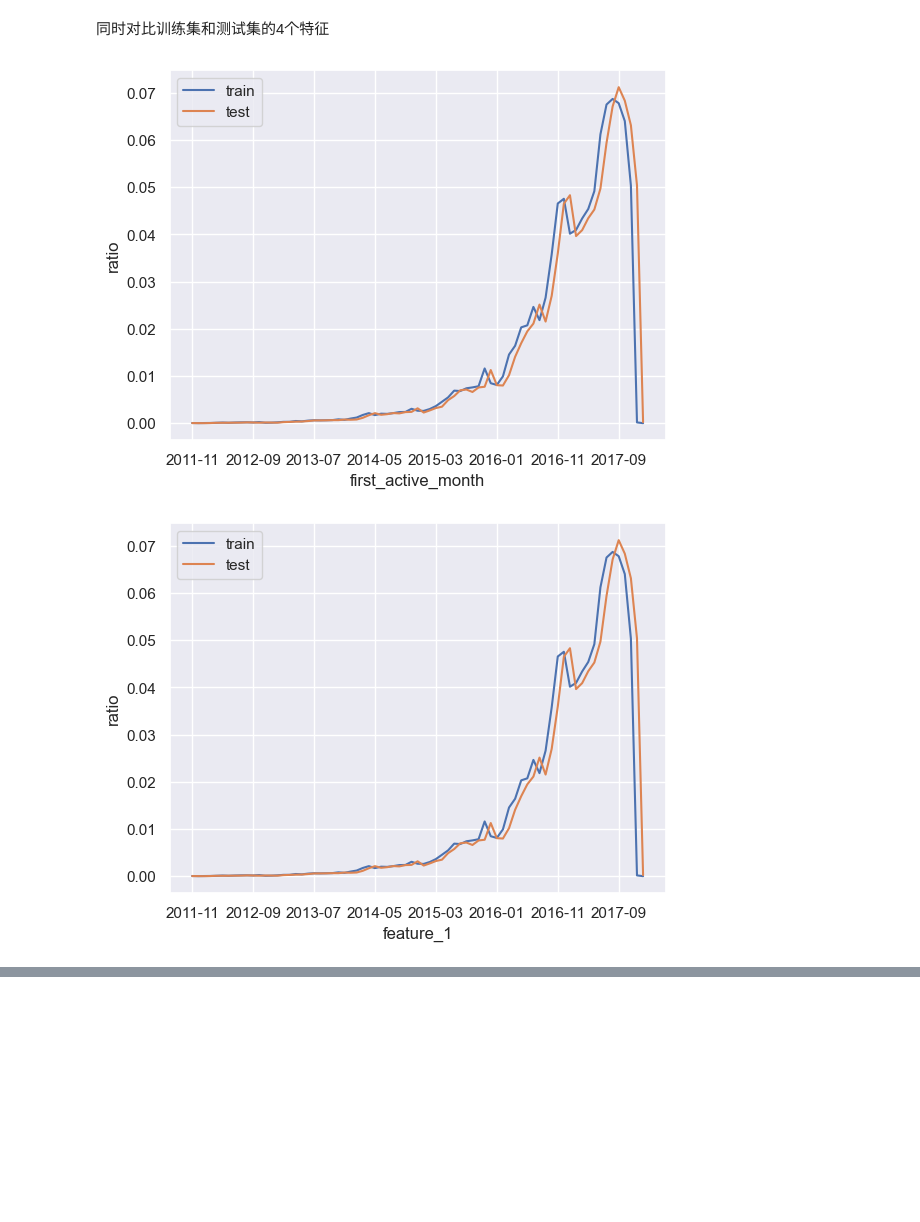
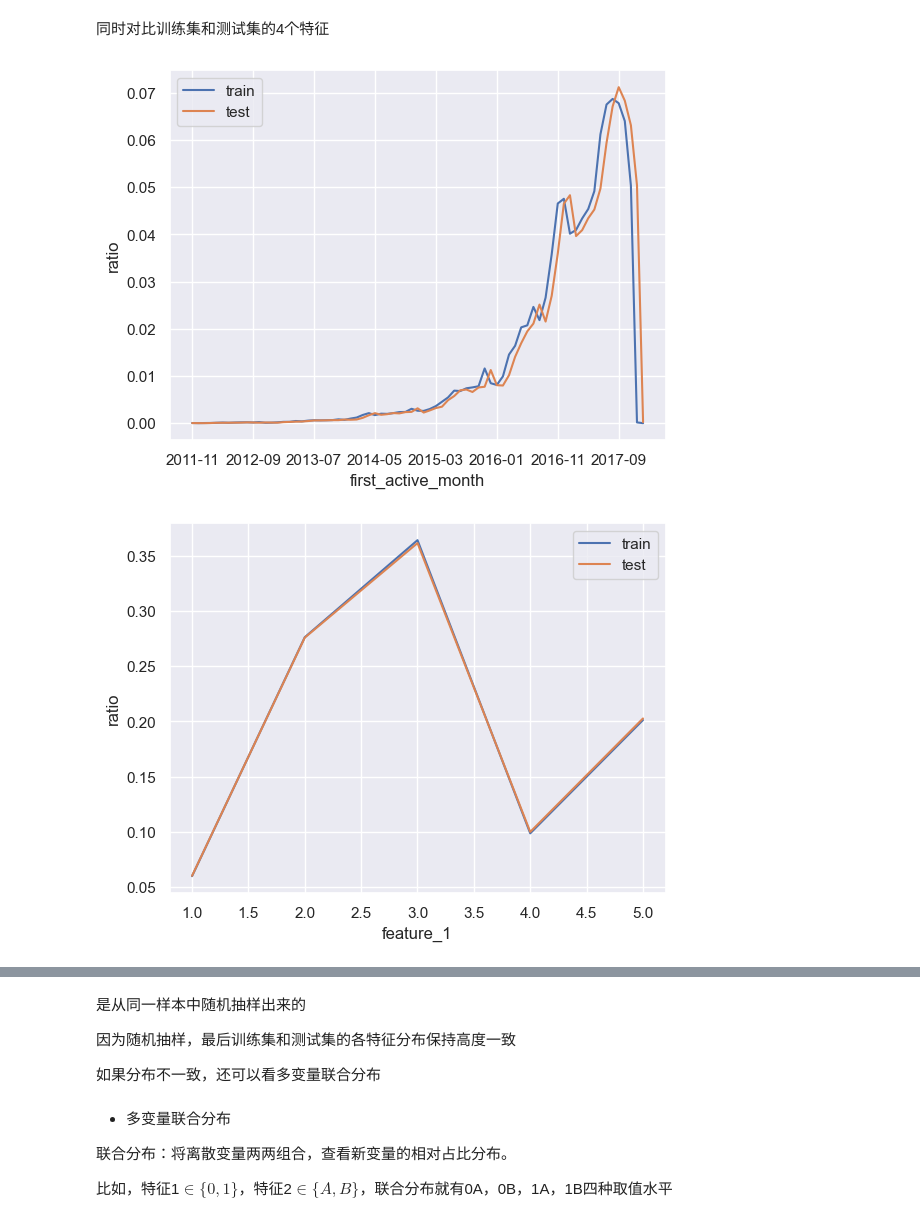
Before and after one commit to yukno1/LearnMachineLearning, a Jupyter notebook: Kaggle/elo-merchant/elo-merchant.ipynb, the cells around one changed output, grey strips where cells are left out. Cells and saved outputs as stored; diff of their text form; code cells hidden in the pictures; blank space fills up the shorter version.

```diff
--- a/Kaggle/elo-merchant/elo-merchant.ipynb
+++ b/Kaggle/elo-merchant/elo-merchant.ipynb
@@ -297,12 +297,12 @@ Name: count, Length: 75, dtype: float64
 同时对比训练集和测试集的4个特征
 # %%
 for feature in features:
-    (train['first_active_month'].value_counts().sort_index()/train_count).plot()
-    (test['first_active_month'].value_counts().sort_index()/test_count).plot()
+    (train[feature].value_counts().sort_index()/train_count).plot()
+    (test[feature].value_counts().sort_index()/test_count).plot()
     plt.legend(['train', 'test'])
     plt.xlabel(feature)
     plt.ylabel('ratio')
     plt.show()
 # %% [output]
 [figure]
-[figure, old version]
+[figure, new version]
@@ -310,0 +311,12 @@ for feature in features:
+# %% [markdown]
+是从同一样本中随机抽样出来的
+
+因为随机抽样，最后训练集和测试集的各特征分布保持高度一致
+
+如果分布不一致，还可以看多变量联合分布
+# %% [markdown]
+- 多变量联合分布
+
+联合分布：将离散变量两两组合，查看新变量的相对占比分布。
+
+比如，特征1$\in\{0,1\}$，特征2$\in\{A,B\}$，联合分布就有0A，0B，1A，1B四种取值水平
```
Also changed, not shown: parts of 16 cells of this notebook.
